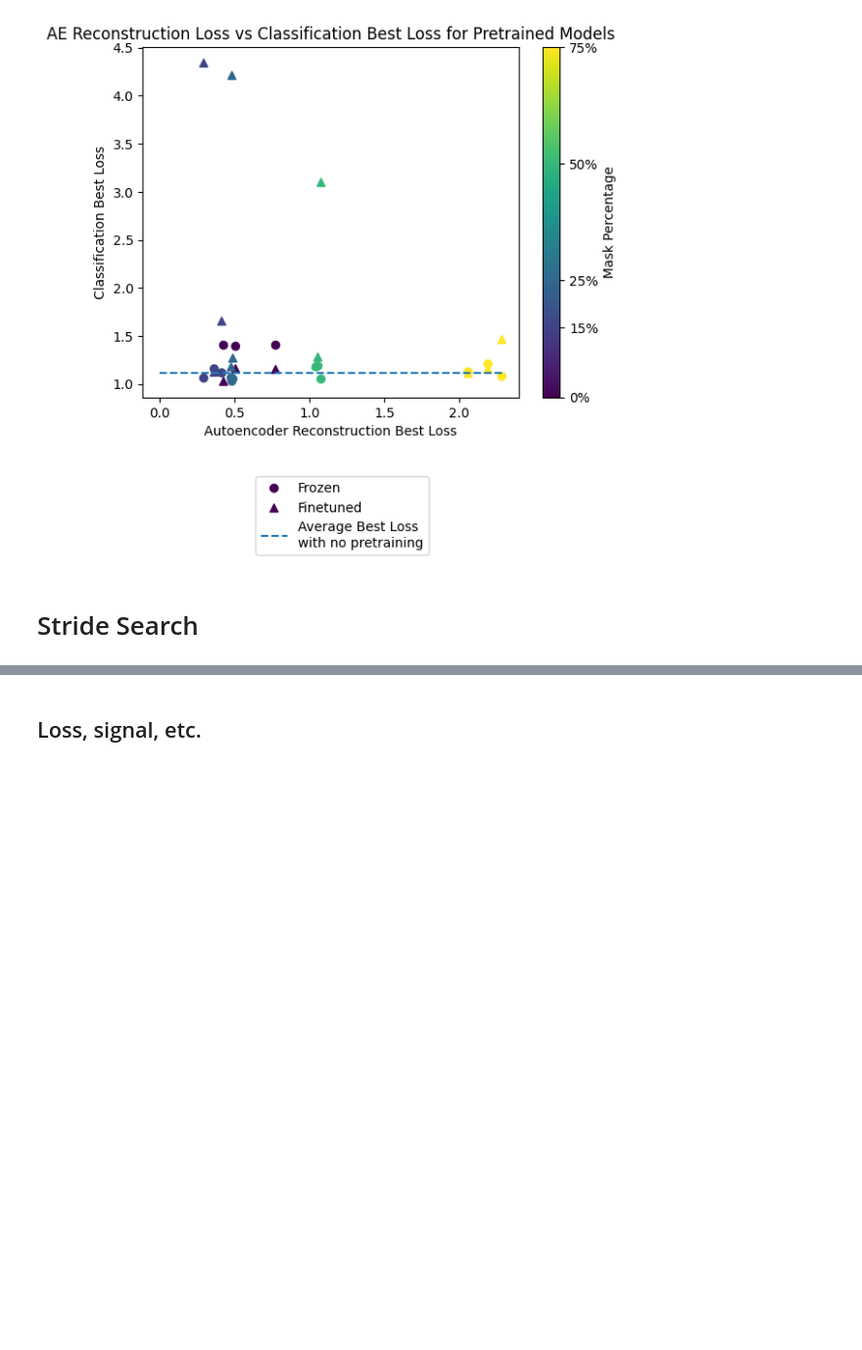
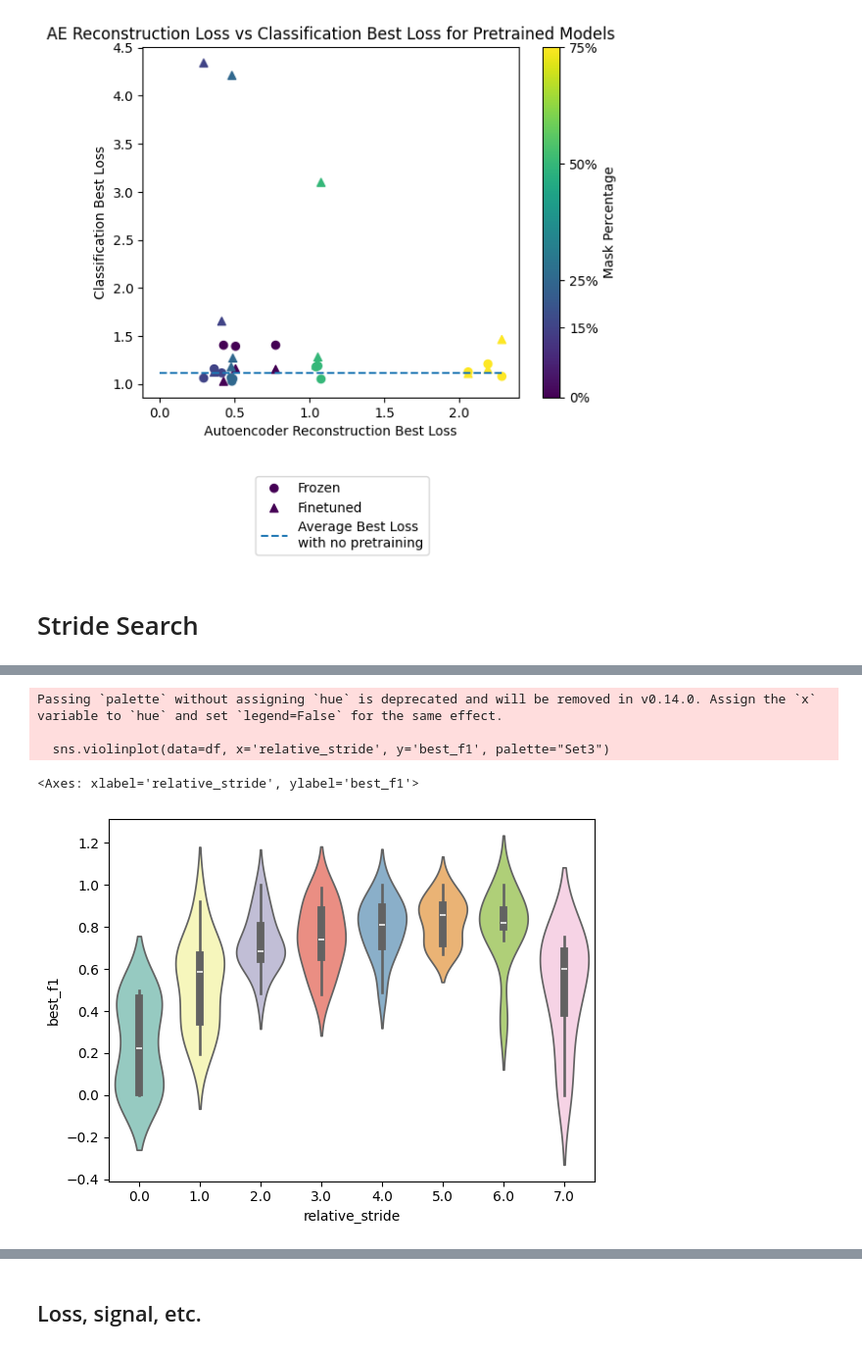
Before and after one commit to Musa-Azeem/eating-detection, a Jupyter notebook: encoderclassifier.ipynb, the cells around one changed output, grey strips where cells are left out. Shown at 98% size. Cells and saved outputs as stored; diff of their text form; code cells hidden in the pictures; blank space fills up the shorter version.

```diff
--- a/encoderclassifier.ipynb
+++ b/encoderclassifier.ipynb
@@ -242,0 +249,24 @@ Text(0.5, 1.0, 'Effect of Stride on Best F1')
+# %%
+df = pd.DataFrame(columns=['best_loss', 'best_f1', 'n_epochs_for_best', 'window_size', 'stride'])
+for model_dir in Path('/home/musa/eating-detection/dev/stride_search').iterdir():
+    CONFIG = json.load(open(model_dir/'config.json'))
+    info = json.load(open(model_dir/'info.json'))
+
+    df.loc[len(df)] = {
+        'best_loss': info['loss'],
+        'best_f1': np.mean(info['f1']),
+        'n_epochs_for_best': info['best_model'],
+        'window_size': CONFIG['WINDOW_SIZE'],
+        'stride': CONFIG['WINDOW_STRIDE']
+    }
+    df.sort_values(['stride'], inplace=True)
+# %%
+df.dropna(inplace=True)
+# %%
+sns.violinplot(data=df, x='relative_stride', y='best_f1', palette="Set3")
+# %% [output]
+Passing `palette` without assigning `hue` is deprecated and will be removed in v0.14.0. Assign the `x` variable to `hue` and set `legend=False` for the same effect.
+
+  sns.violinplot(data=df, x='relative_stride', y='best_f1', palette="Set3")
+<Axes: xlabel='relative_stride', ylabel='best_f1'>
+[figure, added]
```
Also changed, not shown: parts of 4 cells of this notebook, 4 other files.
